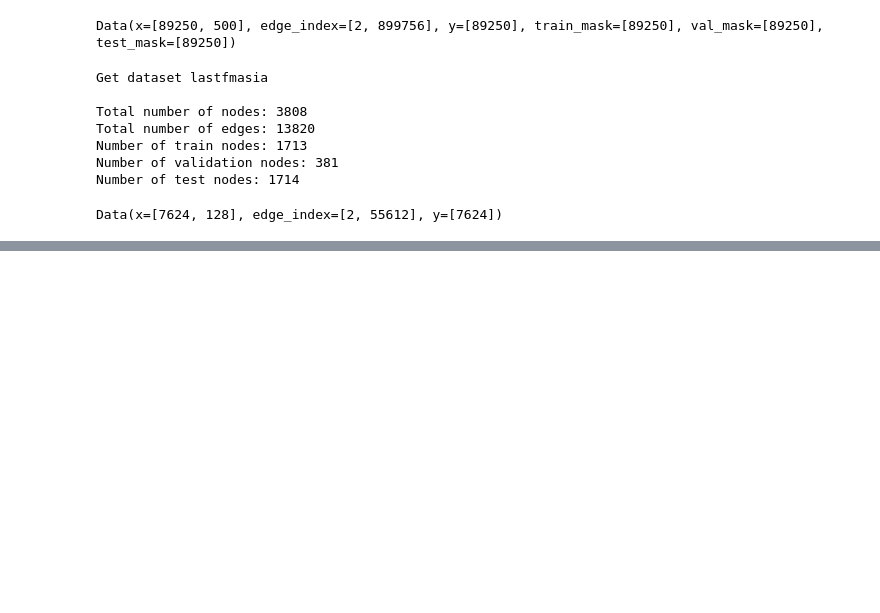
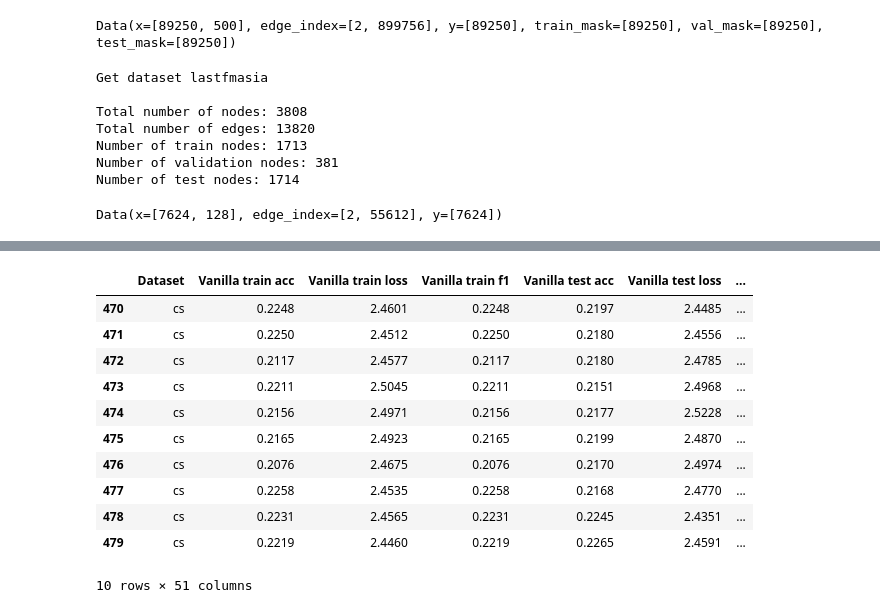
Before and after one commit to Jean-Yifan-Sun/my_DPGCN, a Jupyter notebook: plot_res.ipynb, the cells around one changed output, grey strips where cells are left out. Saved outputs shown, nothing was run; the diff lists cells and outputs as text; code cells hidden in the pictures; blank space fills up the shorter version.

```diff
--- a/plot_res.ipynb
+++ b/plot_res.ipynb
@@ -379,3 +390,38 @@ Number of train nodes: 1713
 Number of validation nodes: 381
 Number of test nodes: 1714
 Data(x=[7624, 128], edge_index=[2, 55612], y=[7624])
+# %%
+import pandas as pd
+import numpy as np
+import os
+import matplotlib.pyplot as plt
+from torch_geometric.data import Data,Dataset
+
+total_parms = pd.read_csv('/mnt/ssd1/sunyifan/WorkStation/dpuf/my_DPGCN/total_params_new.csv',index_col=0)
+
+from typing import List, Literal, Sequence, Union
+
+
+dataset_list = ['cora','citeseer','pubmed','computers','photo','cs','physics','reddit','github','flickr','lastfmasia']
+def get_datasetwise_df(df:pd.DataFrame,name=None):
+    if not name:
+        dflist = []
+        for i in ['cora','citeseer','pubmed','computers','photo','cs','physics','reddit','github','flickr','lastfmasia']:
+            dflist.append(df[df['Dataset']==i])
+        return dflist
+    else:
+        return df[df['Dataset']==name]
+
+def get_f1accs(df: Union[pd.DataFrame, List[pd.DataFrame]]):
+    metrics = ['Vanilla test acc','Vanilla test f1','Shadow test acc','Shadow test f1','MIA mlp', 'MIA svm',
+       'MIA ranfor', 'MIA logi', 'MIA ada', 'MIA confidence mse','Vanilla runtime per']
+    if isinstance(df,list):
+        res = []
+        for i in df:
+            res.append(i[metrics].max())
+        return res
+    else:
+        return df[metrics].max()
+
+
+total_parms.columns
@@ -381,0 +444,17 @@ Data(x=[7624, 128], edge_index=[2, 55612], y=[7624])
+# %%
+
+total_parms_dp = total_parms[total_parms['Ldp'] == True ]
+total_parms_dp[total_parms_dp['Dataset'] == 'cs']#['Epsilon']
+# %% [output]
+|  | Dataset | Vanilla train acc | Vanilla train loss | Vanilla train f1 | Vanilla test acc | Vanilla test loss | ... |
+| 470 | cs | 0.2248 | 2.4601 | 0.2248 | 0.2197 | 2.4485 | ... |
+| 471 | cs | 0.2250 | 2.4512 | 0.2250 | 0.2180 | 2.4556 | ... |
+| 472 | cs | 0.2117 | 2.4577 | 0.2117 | 0.2180 | 2.4785 | ... |
+| 473 | cs | 0.2211 | 2.5045 | 0.2211 | 0.2151 | 2.4968 | ... |
+| 474 | cs | 0.2156 | 2.4971 | 0.2156 | 0.2177 | 2.5228 | ... |
+| 475 | cs | 0.2165 | 2.4923 | 0.2165 | 0.2199 | 2.4870 | ... |
+| 476 | cs | 0.2076 | 2.4675 | 0.2076 | 0.2170 | 2.4974 | ... |
+| 477 | cs | 0.2258 | 2.4535 | 0.2258 | 0.2168 | 2.4770 | ... |
+| 478 | cs | 0.2231 | 2.4565 | 0.2231 | 0.2245 | 2.4351 | ... |
+| 479 | cs | 0.2219 | 2.4460 | 0.2219 | 0.2265 | 2.4591 | ... |
+10 rows × 51 columns
```
Also changed, not shown: parts of 2 cells of this notebook, 20 other files.
